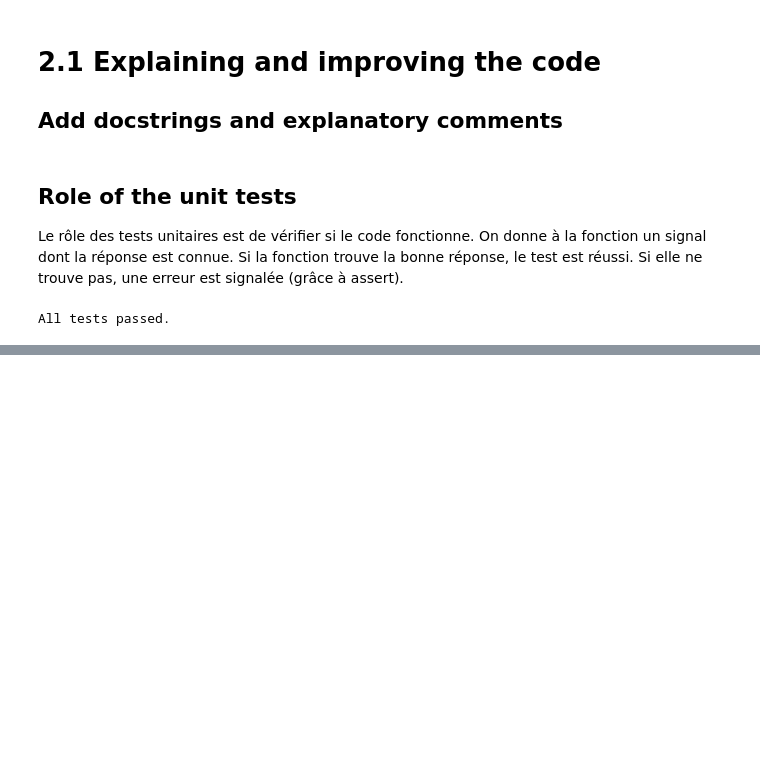
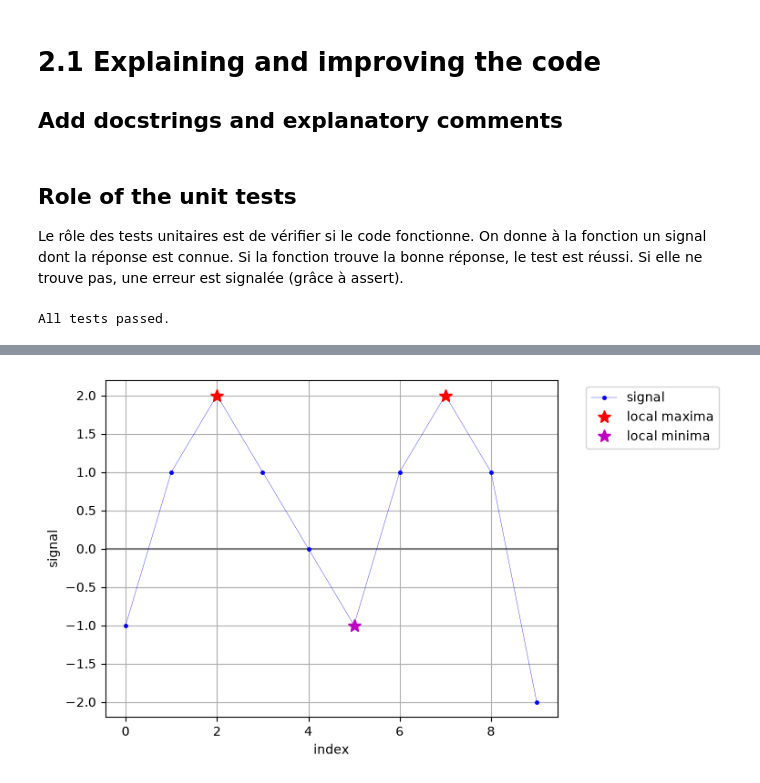
Before and after one commit to MaiwennRod/Python-Series03, a Jupyter notebook: Python-Series03.ipynb, the cells around one changed output, grey strips where cells are left out. Drawn from its saved outputs; the diff is of its cells as text; code cells hidden in the pictures; blank space fills up the shorter version.

```diff
--- a/Python-Series03.ipynb
+++ b/Python-Series03.ipynb
@@ -209,0 +228,40 @@ TypeError: only integer scalar arrays can be converted to a scalar index
+# %%
+# Create new functions to find the local minima of a signal
+def find_local_minima(s: np.ndarray):
+    """
+    Find local minima in a 1D signal.
+
+    Inputs:
+    s = the input signal
+
+    Outputs:
+    i_min = indices of local minima
+    """
+    s = np.asarray(s)
+    if s.ndim != 1:
+        raise ValueError("Input must be a 1D array")
+
+    # un minima local est un point plus petit que les points qui l'entourent
+    i_min = np.where((s[1:-1] < s[:-2]) & (s[1:-1] < s[2:]))[0] + 1
+    return i_min
+# %%
+# on s'assure que index et signal sont bien des tableaux
+i_arr = np.array(index)
+s_arr = np.array(signal)
+
+# calcul des positions des maxima et minima grâce aux fonctions
+i_max = find_local_maxima(s_arr)
+i_min = find_local_minima(s_arr)
+
+plt.figure()  # création du graphique
+plot_signal(i_arr, s_arr)  # on trace le signal de base
+
+plot_remarkable_points(i_arr[i_max], s_arr[i_max], "*r", "local maxima")  # ajout des maxima avec des étoiles rouges ("*r")
+plot_remarkable_points(i_arr[i_min], s_arr[i_min], "*m", "local minima")  # ajout des minima avec des étoiles magenta ("*m")
+
+# affichage de la légende et du quadrillage
+plt.legend(bbox_to_anchor=(1.05, 1), loc="upper left")
+plt.grid(True)
+plt.show()
+# %% [output]
+[figure, added]
```
Also changed, not shown: parts of 4 cells of this notebook.
